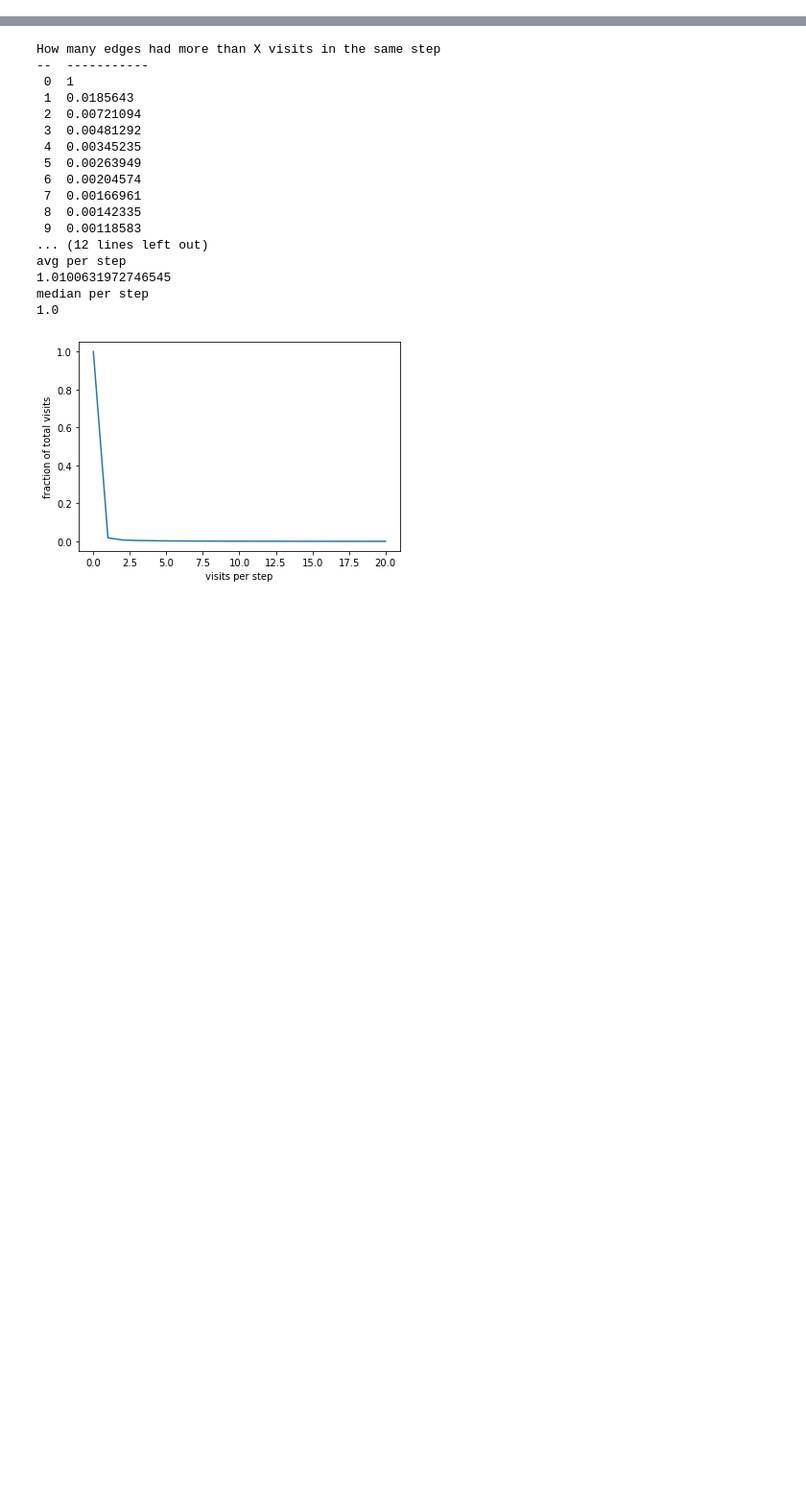
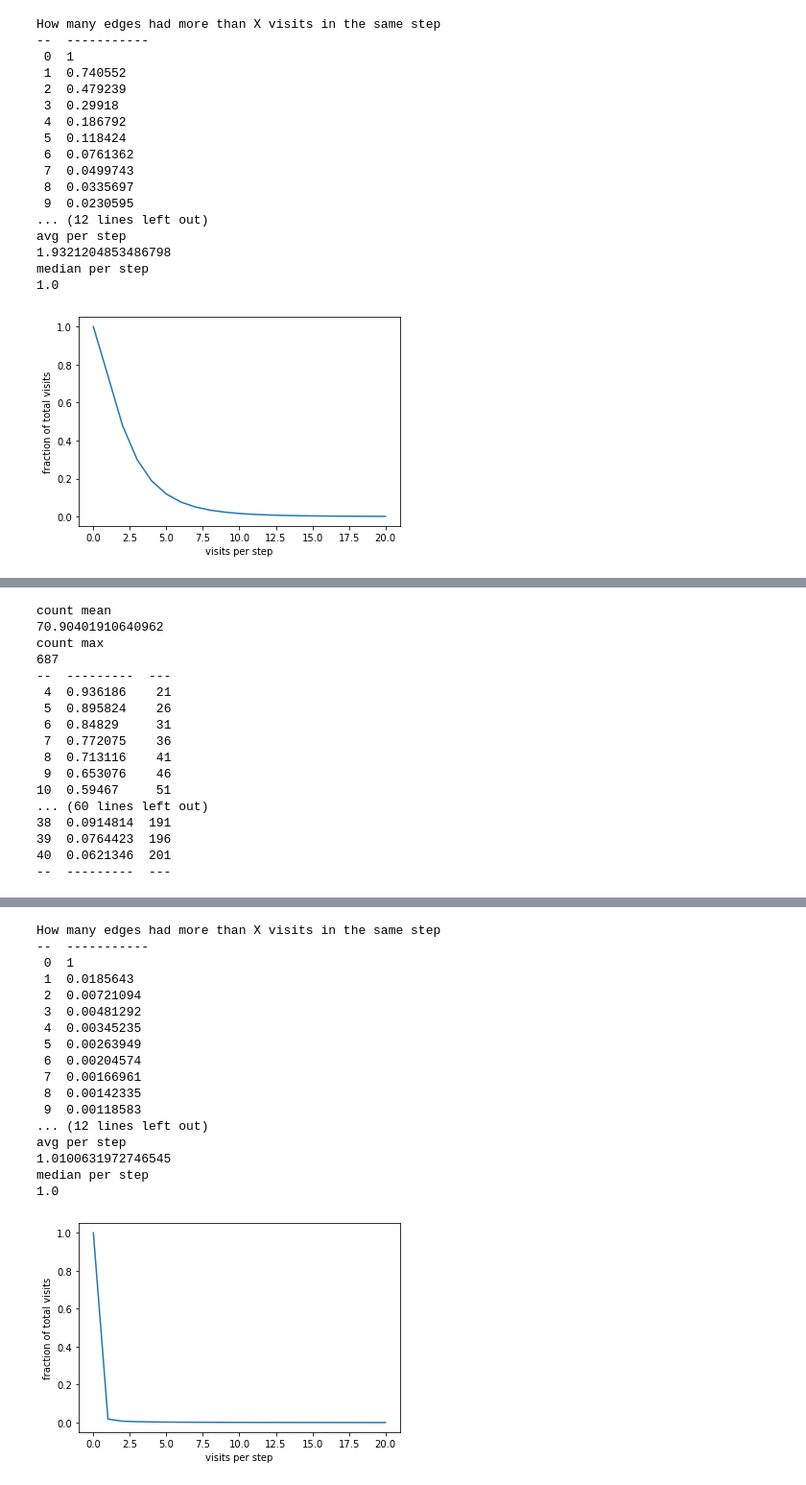
Before and after one commit to WiktorJ/node2vec, a Jupyter notebook: notebooks/data_analysis.ipynb, the cells around one changed output, grey strips where cells are left out. Shown at 96% size. Drawn from its saved outputs; the diff is of its cells as text; code cells hidden in the pictures; blank space fills up the shorter version.

```diff
--- a/notebooks/data_analysis.ipynb
+++ b/notebooks/data_analysis.ipynb
@@ -239,0 +339,21 @@ df_edge_32_100_2_08s = extract_stats(df_edge_32_100_2_08)
+# %%
+stats_analysis(df_edge_32_100_16_08s, "16.0.8")
+# %% [output]
+How many edges had more than X visits in the same step
+--  -----------
+ 0  1
+ 1  0.740552
+ 2  0.479239
+ 3  0.29918
+ 4  0.186792
+ 5  0.118424
+ 6  0.0761362
+ 7  0.0499743
+ 8  0.0335697
+ 9  0.0230595
+... (12 lines left out)
+avg per step
+1.9321204853486798
+median per step
+1.0
+[figure, added]
@@ -239,0 +367,17 @@ df_edge_32_100_2_08s = extract_stats(df_edge_32_100_2_08)
+count mean
+70.90401910640962
+count max
+687
+--  ---------  ---
+ 4  0.936186    21
+ 5  0.895824    26
+ 6  0.84829     31
+ 7  0.772075    36
+ 8  0.713116    41
+ 9  0.653076    46
+10  0.59467     51
+... (60 lines left out)
+38  0.0914814  191
+39  0.0764423  196
+40  0.0621346  201
+--  ---------  ---
```
Also changed, not shown: parts of 13 cells of this notebook, 13 other files.
